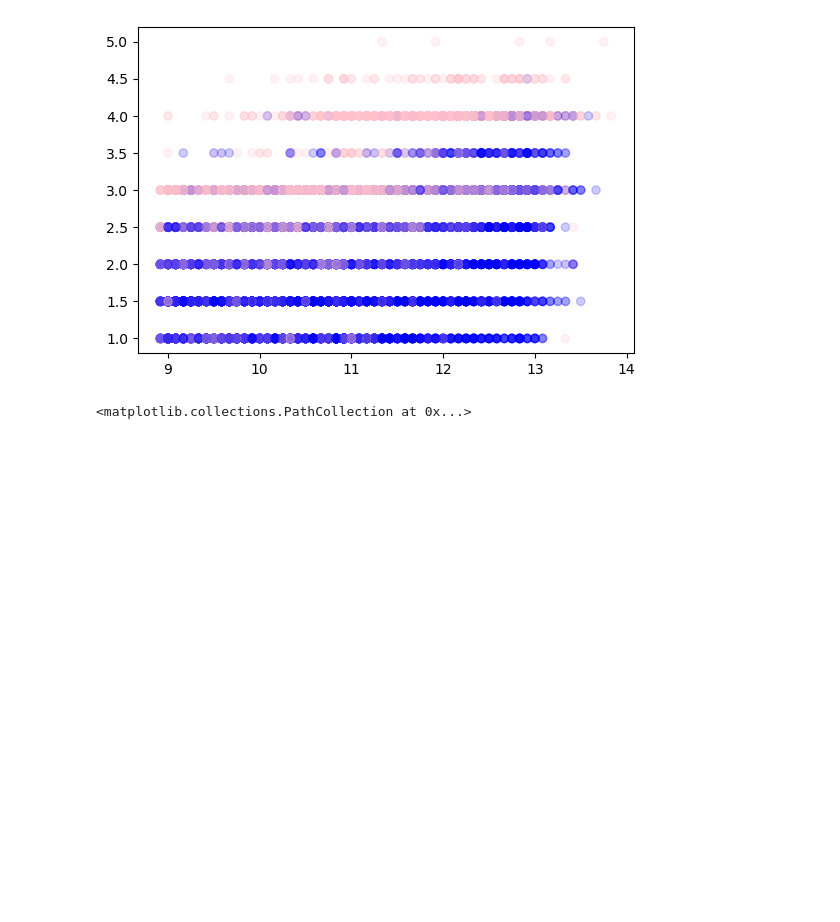
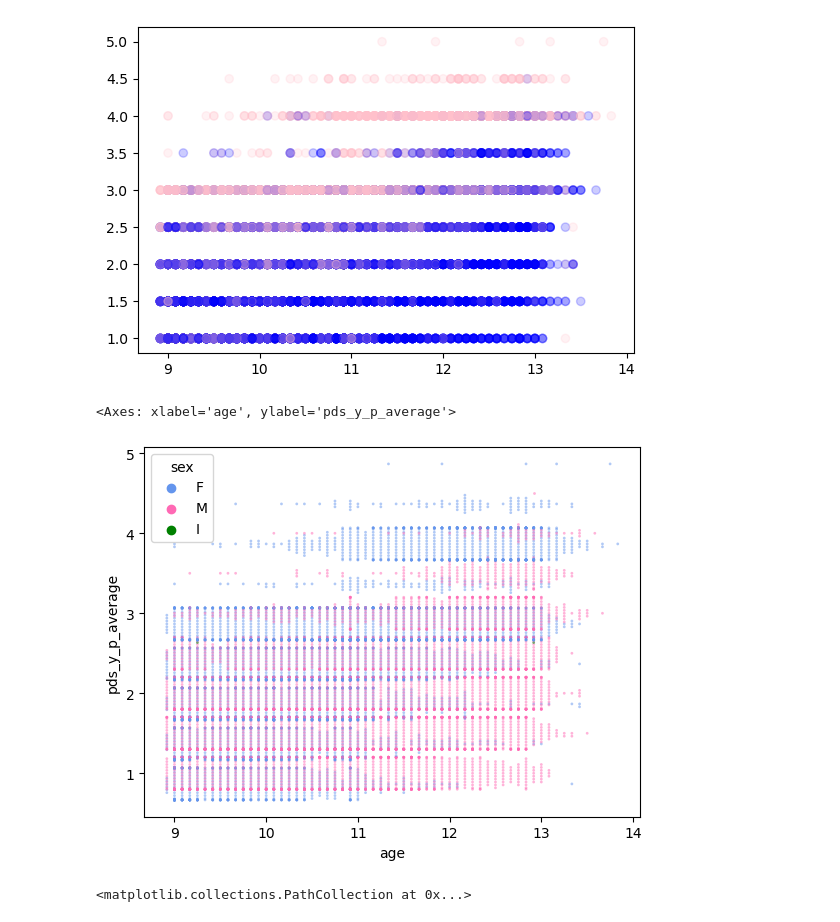
Before and after one commit to dmysmith/age, a Jupyter notebook: mediation/age_pds_visualization.ipynb, the cells around one changed output. Saved outputs shown, nothing was run; the diff lists cells and outputs as text; code cells hidden in the pictures; blank space fills up the shorter version.

```diff
--- a/mediation/age_pds_visualization.ipynb
+++ b/mediation/age_pds_visualization.ipynb
@@ -30,6 +30,19 @@ plt.scatter(plotdf.age,plotdf.pds_y_p_average,alpha=0.2, c=[color_dict[i] for i
 # %% [output]
 <matplotlib.collections.PathCollection at 0x...>
 [figure]
+# %%
+sns.swarmplot(data=plotdf
+              , x="age"
+              , y="pds_y_p_average"
+              , hue="sex"
+              , dodge=True
+              , size=2
+              , orient = "h"
+              , alpha = 0.5
+              , native_scale=True)
+# %% [output]
+<Axes: xlabel='age', ylabel='pds_y_p_average'>
+[figure, added]
 # %%
 # take random sample of 1000
 import random
```
Also changed, not shown: 1 other file.
